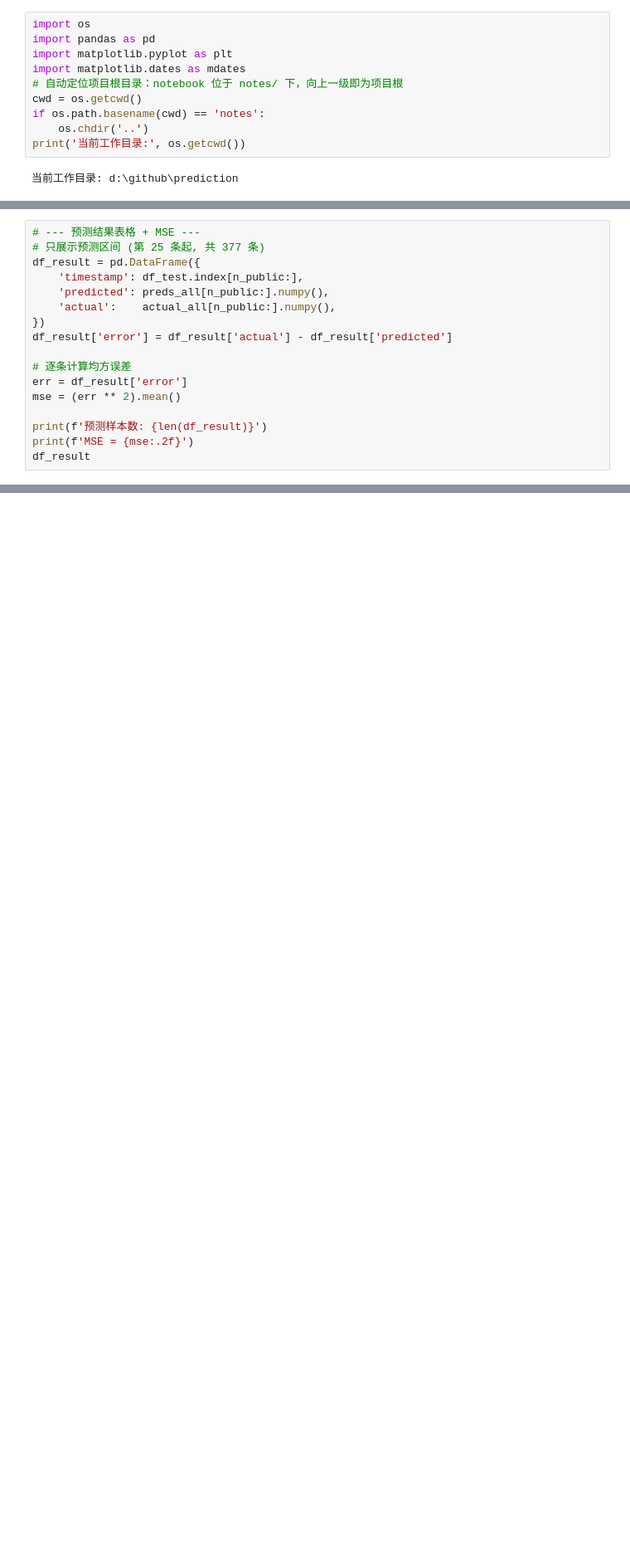
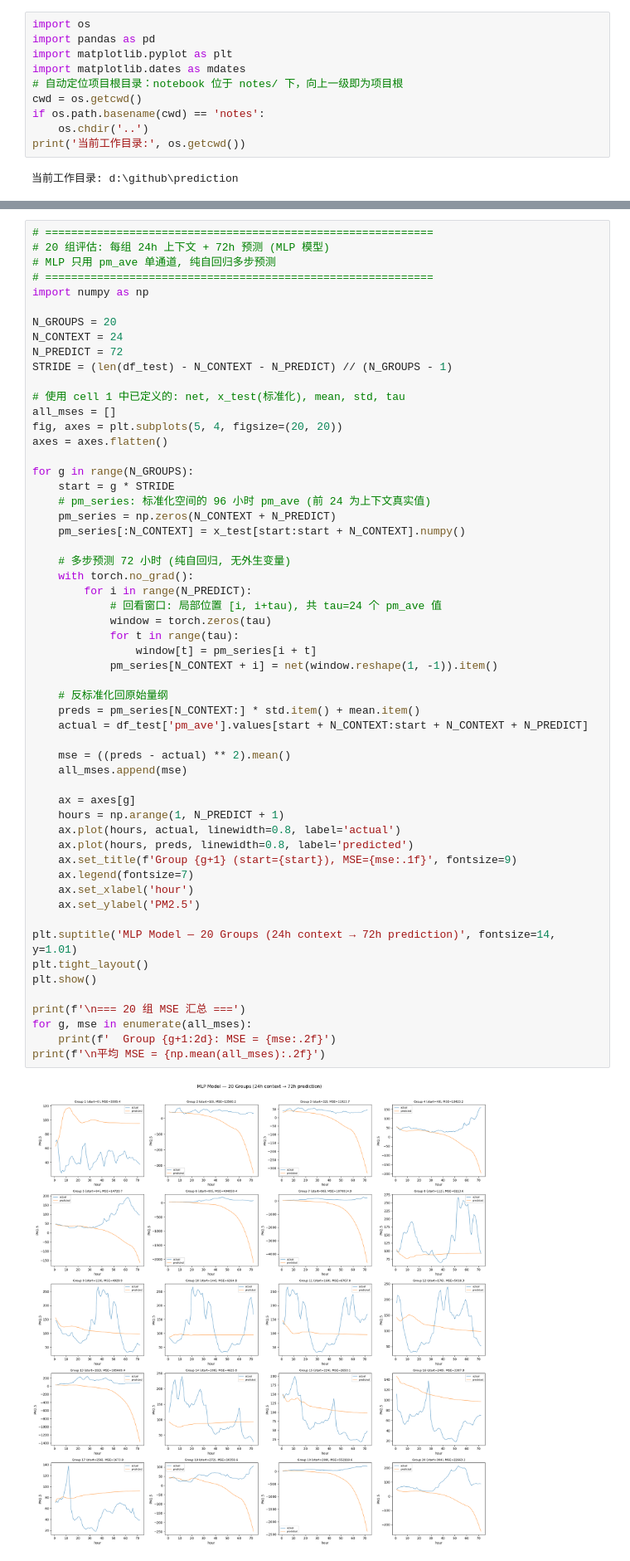
Before and after one commit to sakurantic/prediction, a Jupyter notebook: notes/mlp_model(2).ipynb, the cells around one changed output, grey strips where cells are left out. Shown at 83% size. Saved outputs shown, nothing was run; the diff lists cells and outputs as text; blank space fills up the shorter version.

```diff
--- a/notes/mlp_model(2).ipynb
+++ b/notes/mlp_model(2).ipynb
@@ -134,17 +142,0 @@ d2l.plot([test_time, test_time],
-# %%
-# --- 预测结果表格 + MSE ---
-# 只展示预测区间 (第 25 条起, 共 377 条)
-df_result = pd.DataFrame({
-    'timestamp': df_test.index[n_public:],
-    'predicted': preds_all[n_public:].numpy(),
-    'actual':    actual_all[n_public:].numpy(),
-})
-df_result['error'] = df_result['actual'] - df_result['predicted']
-
-# 逐条计算均方误差
-err = df_result['error']
-mse = (err ** 2).mean()
-
-print(f'预测样本数: {len(df_result)}')
-print(f'MSE = {mse:.2f}')
-df_result
@@ -166,0 +143,58 @@ MSE = 4578.69
+# %%
+# ============================================================
+# 20 组评估: 每组 24h 上下文 + 72h 预测 (MLP 模型)
+# MLP 只用 pm_ave 单通道, 纯自回归多步预测
+# ============================================================
+import numpy as np
+
+N_GROUPS = 20
+N_CONTEXT = 24
+N_PREDICT = 72
+STRIDE = (len(df_test) - N_CONTEXT - N_PREDICT) // (N_GROUPS - 1)
+
+# 使用 cell 1 中已定义的: net, x_test(标准化), mean, std, tau
+all_mses = []
+fig, axes = plt.subplots(5, 4, figsize=(20, 20))
+axes = axes.flatten()
+
+for g in range(N_GROUPS):
+    start = g * STRIDE
+    # pm_series: 标准化空间的 96 小时 pm_ave (前 24 为上下文真实值)
+    pm_series = np.zeros(N_CONTEXT + N_PREDICT)
+    pm_series[:N_CONTEXT] = x_test[start:start + N_CONTEXT].numpy()
+
+    # 多步预测 72 小时 (纯自回归, 无外生变量)
+    with torch.no_grad():
+        for i in range(N_PREDICT):
+            # 回看窗口: 局部位置 [i, i+tau), 共 tau=24 个 pm_ave 值
+            window = torch.zeros(tau)
+            for t in range(tau):
+                window[t] = pm_series[i + t]
+            pm_series[N_CONTEXT + i] = net(window.reshape(1, -1)).item()
+
+    # 反标准化回原始量纲
+    preds = pm_series[N_CONTEXT:] * std.item() + mean.item()
+    actual = df_test['pm_ave'].values[start + N_CONTEXT:start + N_CONTEXT + N_PREDICT]
+
+    mse = ((preds - actual) ** 2).mean()
+    all_mses.append(mse)
+
+    ax = axes[g]
+    hours = np.arange(1, N_PREDICT + 1)
+    ax.plot(hours, actual, linewidth=0.8, label='actual')
+    ax.plot(hours, preds, linewidth=0.8, label='predicted')
+    ax.set_title(f'Group {g+1} (start={start}), MSE={mse:.1f}', fontsize=9)
+    ax.legend(fontsize=7)
+    ax.set_xlabel('hour')
+    ax.set_ylabel('PM2.5')
+
+plt.suptitle('MLP Model — 20 Groups (24h context → 72h prediction)', fontsize=14, y=1.01)
+plt.tight_layout()
+plt.show()
+
+print(f'\n=== 20 组 MSE 汇总 ===')
+for g, mse in enumerate(all_mses):
+    print(f'  Group {g+1:2d}: MSE = {mse:.2f}')
+print(f'\n平均 MSE = {np.mean(all_mses):.2f}')
+# %% [output]
+[figure, added]
```
Also changed, not shown: parts of 4 cells of this notebook, 2 other files.
